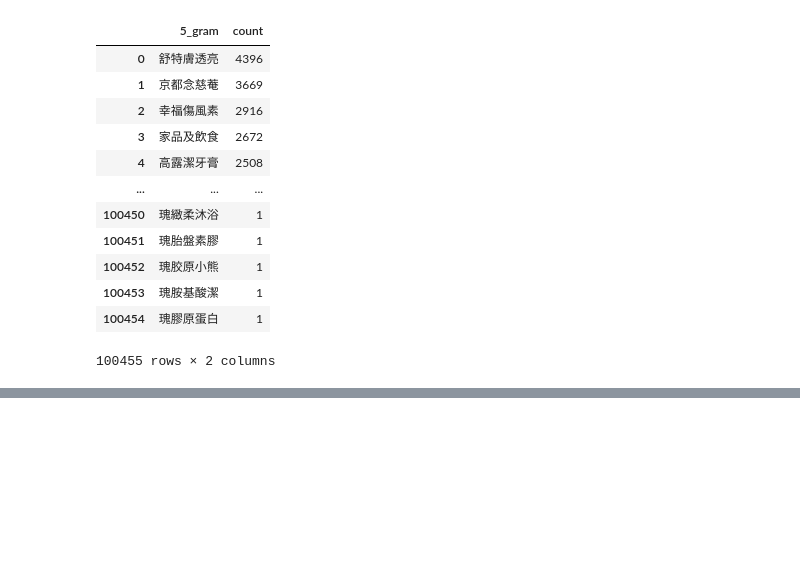
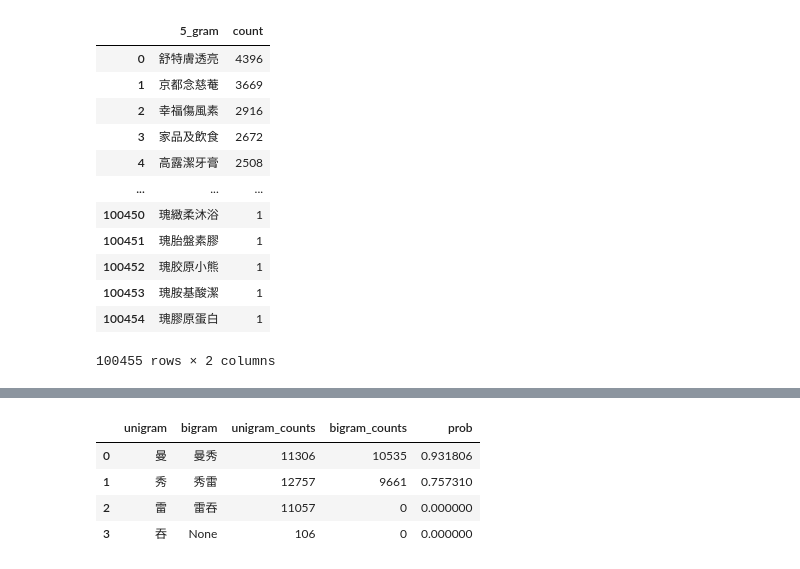
Before and after one commit to victor31ao/search_keywords, a Jupyter notebook: finding_keywords.ipynb, the cells around one changed output, grey strips where cells are left out. Saved outputs shown, nothing was run; the diff lists cells and outputs as text; code cells hidden in the pictures; blank space fills up the shorter version.

```diff
--- a/finding_keywords.ipynb
+++ b/finding_keywords.ipynb
@@ -230,0 +229,13 @@ bigram_df[bigram_df["2_gram"].str.contains("秀敦")]
+# %%
+autocorrect_df["unigram_counts"] = autocorrect_df["unigram"].apply(lambda x: unigram_df["count"][unigram_df["1_gram"] == x].values)
+autocorrect_df["unigram_counts"] = autocorrect_df["unigram_counts"].map(lambda x: x[0] if len(x) > 0 else 0)
+autocorrect_df["bigram_counts"] = autocorrect_df["bigram"].apply(lambda x: bigram_df["count"][bigram_df["2_gram"] == x].values)
+autocorrect_df["bigram_counts"] = autocorrect_df["bigram_counts"].map(lambda x: x[0] if len(x) > 0 else 0)
+autocorrect_df["prob"] = autocorrect_df["bigram_counts"] / autocorrect_df["unigram_counts"]
+autocorrect_df
+# %% [output]
+|  | unigram | bigram | unigram_counts | bigram_counts | prob |
+| 0 | 曼 | 曼秀 | 11306 | 10535 | 0.931806 |
+| 1 | 秀 | 秀雷 | 12757 | 9661 | 0.757310 |
+| 2 | 雷 | 雷吞 | 11057 | 0 | 0.000000 |
+| 3 | 吞 | None | 106 | 0 | 0.000000 |
```
Also changed, not shown: parts of 15 cells of this notebook.
